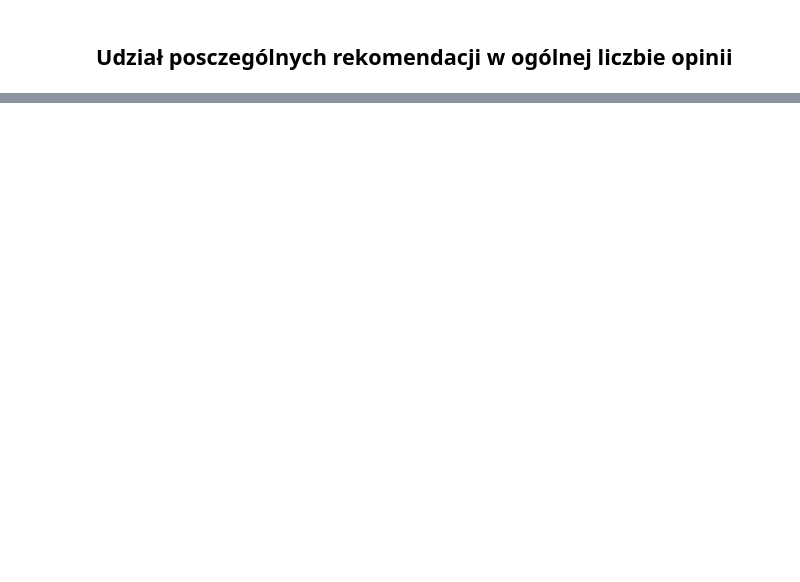
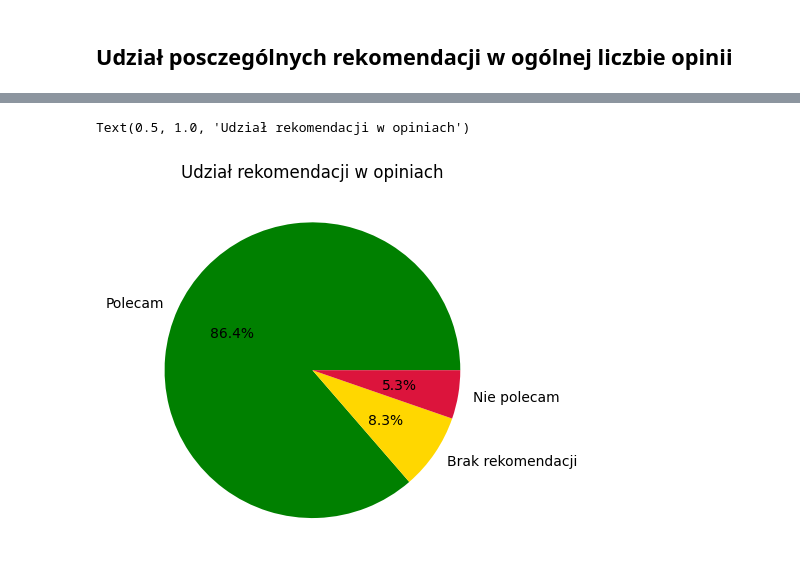
Before and after one commit to MikolajEkiert/CeneoScraperME, a Jupyter notebook: analyzer.ipynb, the cells around one changed output, grey strips where cells are left out. Saved outputs shown, nothing was run; the diff lists cells and outputs as text; code cells hidden in the pictures; blank space fills up the shorter version.

```diff
--- a/analyzer.ipynb
+++ b/analyzer.ipynb
@@ -61,7 +83,10 @@ NameError: name 'opinions' is not defined
 # %%
-recommendation_distribution.plot.pie(
-    colors = ['forestgreen', 'gold', 'crimson'],
-    labels = "",
+recommendations_distribution.plot.pie(
+    colors = ["green", "gold", "crimson"],
+    label = "",
     autopct = "%1.1f%%"
 )
 plt.title("Udział rekomendacji w opiniach")
+# %% [output]
+Text(0.5, 1.0, 'Udział rekomendacji w opiniach')
+[figure, added]
```
Also changed, not shown: parts of 8 cells of this notebook, 2 other files.
